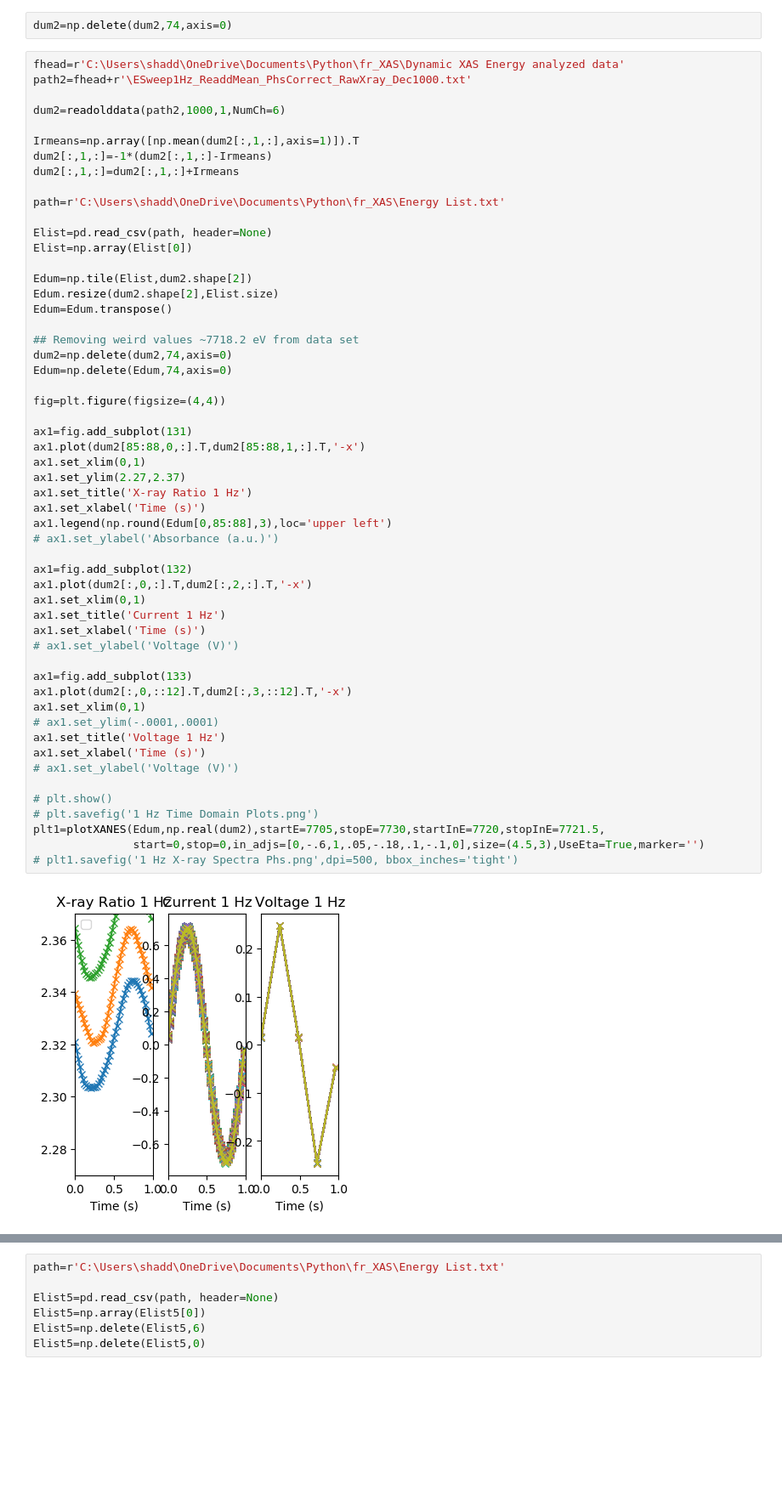
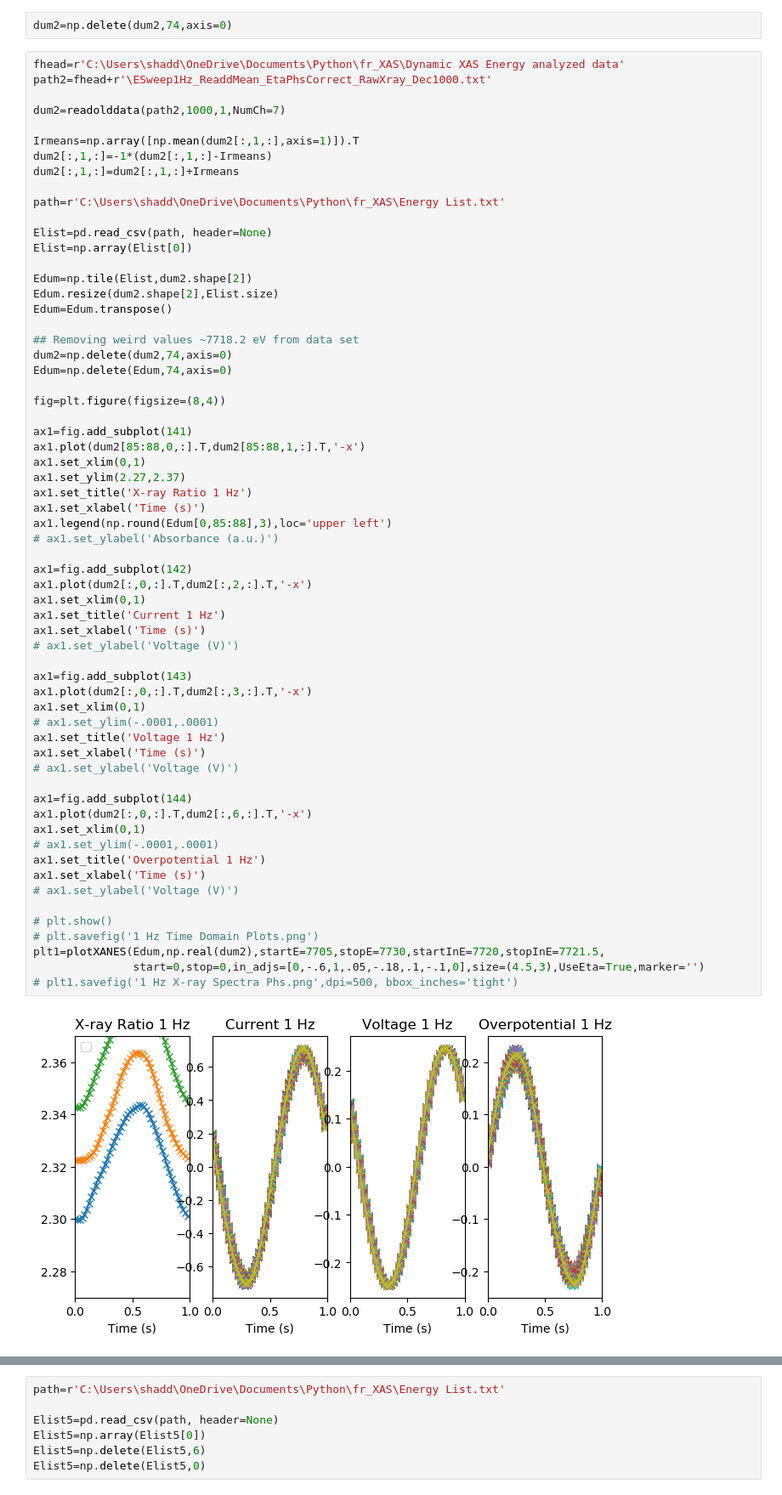
Before and after one commit to BGerwe/Xray-Project, a Jupyter notebook: dynamic XAS Energy spectra.ipynb, the cells around one changed output, grey strips where cells are left out. Shown at 85% size. Saved outputs shown, nothing was run; the diff lists cells and outputs as text; blank space fills up the shorter version.

```diff
--- a/dynamic XAS Energy spectra.ipynb
+++ b/dynamic XAS Energy spectra.ipynb
@@ -696,9 +774,9 @@ plt.show()
 dum2=np.delete(dum2,74,axis=0)
 # %%
 fhead=r'C:\Users\shadd\OneDrive\Documents\Python\fr_XAS\Dynamic XAS Energy analyzed data'
-path2=fhead+r'\ESweep1Hz_ReaddMean_PhsCorrect_RawXray_Dec1000.txt'
+path2=fhead+r'\ESweep1Hz_ReaddMean_EtaPhsCorrect_RawXray_Dec1000.txt'
 
-dum2=readolddata(path2,1000,1,NumCh=6)
+dum2=readolddata(path2,1000,1,NumCh=7)
 
 Irmeans=np.array([np.mean(dum2[:,1,:],axis=1)]).T
 dum2[:,1,:]=-1*(dum2[:,1,:]-Irmeans)
@@ -717,36 +795,44 @@ Edum=Edum.transpose()
 dum2=np.delete(dum2,74,axis=0)
 Edum=np.delete(Edum,74,axis=0)
 
-fig=plt.figure(figsize=(4,4))
+fig=plt.figure(figsize=(8,4))
 
-ax1=fig.add_subplot(131)
+ax1=fig.add_subplot(141)
 ax1.plot(dum2[85:88,0,:].T,dum2[85:88,1,:].T,'-x')
 ax1.set_xlim(0,1)
 ax1.set_ylim(2.27,2.37)
 ax1.set_title('X-ray Ratio 1 Hz')
 ax1.set_xlabel('Time (s)')
 ax1.legend(np.round(Edum[0,85:88],3),loc='upper left')
 # ax1.set_ylabel('Absorbance (a.u.)')
 
-ax1=fig.add_subplot(132)
+ax1=fig.add_subplot(142)
 ax1.plot(dum2[:,0,:].T,dum2[:,2,:].T,'-x')
 ax1.set_xlim(0,1)
 ax1.set_title('Current 1 Hz')
 ax1.set_xlabel('Time (s)')
 # ax1.set_ylabel('Voltage (V)')
 
-ax1=fig.add_subplot(133)
-ax1.plot(dum2[:,0,::12].T,dum2[:,3,::12].T,'-x')
+ax1=fig.add_subplot(143)
+ax1.plot(dum2[:,0,:].T,dum2[:,3,:].T,'-x')
 ax1.set_xlim(0,1)
 # ax1.set_ylim(-.0001,.0001)
 ax1.set_title('Voltage 1 Hz')
+ax1.set_xlabel('Time (s)')
+# ax1.set_ylabel('Voltage (V)')
+
+ax1=fig.add_subplot(144)
+ax1.plot(dum2[:,0,:].T,dum2[:,6,:].T,'-x')
+ax1.set_xlim(0,1)
+# ax1.set_ylim(-.0001,.0001)
+ax1.set_title('Overpotential 1 Hz')
 ax1.set_xlabel('Time (s)')
 # ax1.set_ylabel('Voltage (V)')
 
 # plt.show()
 # plt.savefig('1 Hz Time Domain Plots.png')
 plt1=plotXANES(Edum,np.real(dum2),startE=7705,stopE=7730,startInE=7720,stopInE=7721.5,
                start=0,stop=0,in_adjs=[0,-.6,1,.05,-.18,.1,-.1,0],size=(4.5,3),UseEta=True,marker='')
 # plt1.savefig('1 Hz X-ray Spectra Phs.png',dpi=500, bbox_inches='tight')
 # %% [output]
-[figure, old version]
+[figure, new version]
```
Also changed, not shown: parts of 17 cells of this notebook.
